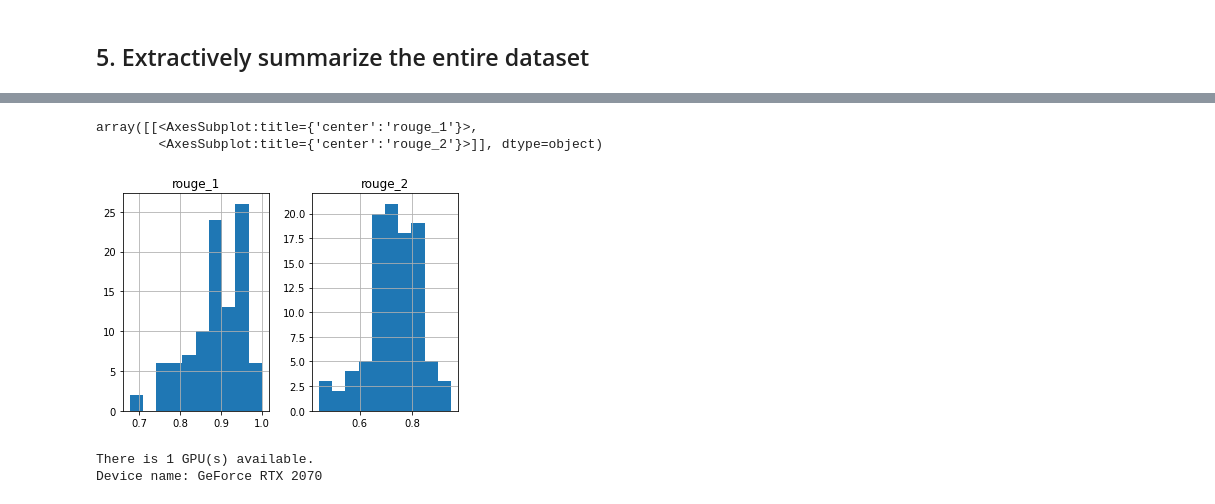
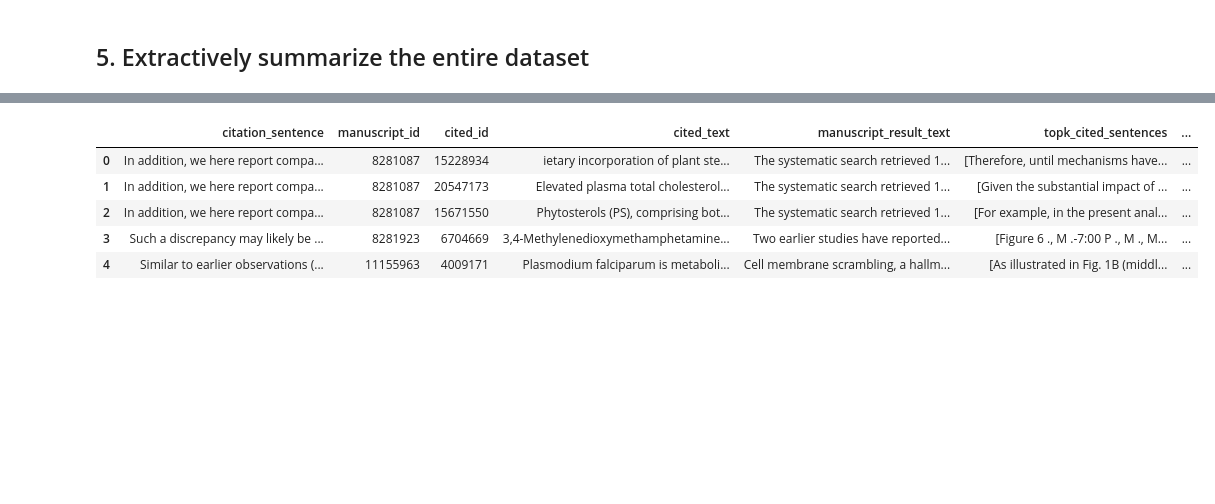
Before and after one commit to shengshimeiyan/citation-generation, a Jupyter notebook: notebooks/4_summarization.ipynb, the cells around one changed output, grey strips where cells are left out. Drawn from its saved outputs; the diff is of its cells as text; code cells hidden in the pictures; blank space fills up the shorter version.

```diff
--- a/notebooks/4_summarization.ipynb
+++ b/notebooks/4_summarization.ipynb
@@ -212,14 +192,0 @@ display(dataset.head())
-# %%
-dataset.hist()
-# %% [output]
-array([[<AxesSubplot:title={'center':'rouge_1'}>,
-        <AxesSubplot:title={'center':'rouge_2'}>]], dtype=object)
-[figure, removed]
-# %%
-import torch
-from transformers import pipeline
-
-device = check_gpu()
-# %% [output]
-There is 1 GPU(s) available.
-Device name: GeForce RTX 2070
@@ -228,0 +193,11 @@ summarizer = pipeline("summarization")
+# %%
+for i in range(1,5):
+    dataset[f"rouge_{i}"] = rouge[i]
+display(dataset.head())
+# %% [output]
+|  | citation_sentence | manuscript_id | cited_id | cited_text | manuscript_result_text | topk_cited_sentences | ... |
+| 0 | In addition, we here report compa... | 8281087 | 15228934 | ietary incorporation of plant ste... | The systematic search retrieved 1... | [Therefore, until mechanisms have... | ... |
+| 1 | In addition, we here report compa... | 8281087 | 20547173 | Elevated plasma total cholesterol... | The systematic search retrieved 1... | [Given the substantial impact of ... | ... |
+| 2 | In addition, we here report compa... | 8281087 | 15671550 | Phytosterols (PS), comprising bot... | The systematic search retrieved 1... | [For example, in the present anal... | ... |
+| 3 | Such a discrepancy may likely be ... | 8281923 | 6704669 | 3,4-Methylenedioxymethamphetamine... | Two earlier studies have reported... | [Figure 6 ., M .-7:00 P ., M ., M... | ... |
+| 4 | Similar to earlier observations (... | 11155963 | 4009171 | Plasmodium falciparum is metaboli... | Cell membrane scrambling, a hallm... | [As illustrated in Fig. 1B (middl... | ... |
```
Also changed, not shown: parts of 19 cells of this notebook, 10 other files.
